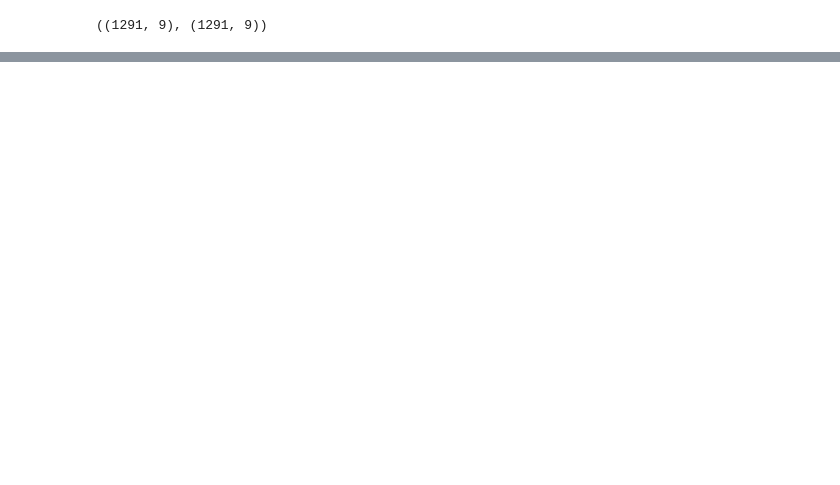
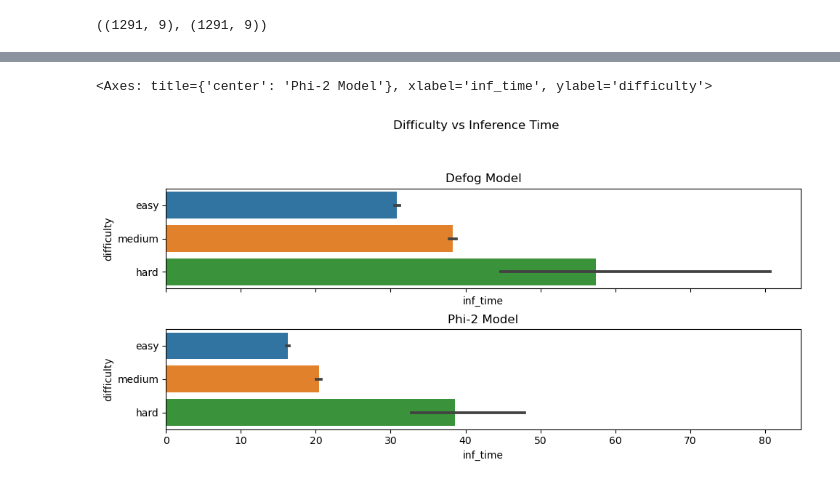
Before and after one commit to pavankumarbalijepalli/pr-phi2-vs-defog, a Jupyter notebook: notebooks/eval_llm.ipynb, the cells around one changed output, grey strips where cells are left out. Saved outputs shown, nothing was run; the diff lists cells and outputs as text; code cells hidden in the pictures; blank space fills up the shorter version.

```diff
--- a/notebooks/eval_llm.ipynb
+++ b/notebooks/eval_llm.ipynb
@@ -51,0 +95,15 @@ def_eval.sort_values(by='inf_time', ascending=False)
+# %%
+# diffculty vs inf_time - bar
+figure, axes = plt.subplots(2, 1, sharex=True,
+                            figsize=(10, 5))
+figure.suptitle('Difficulty vs Inference Time')
+figure.tight_layout(pad=3)
+
+axes[0].set_title('Defog Model')
+sns.barplot(def_eval, y="difficulty", x="inf_time", ax=axes[0])
+
+axes[1].set_title('Phi-2 Model')
+sns.barplot(phi_eval, y="difficulty", x="inf_time", ax=axes[1])
+# %% [output]
+<Axes: title={'center': 'Phi-2 Model'}, xlabel='inf_time', ylabel='difficulty'>
+[figure, added]
```
Also changed, not shown: parts of 8 cells of this notebook, 1 other file.
